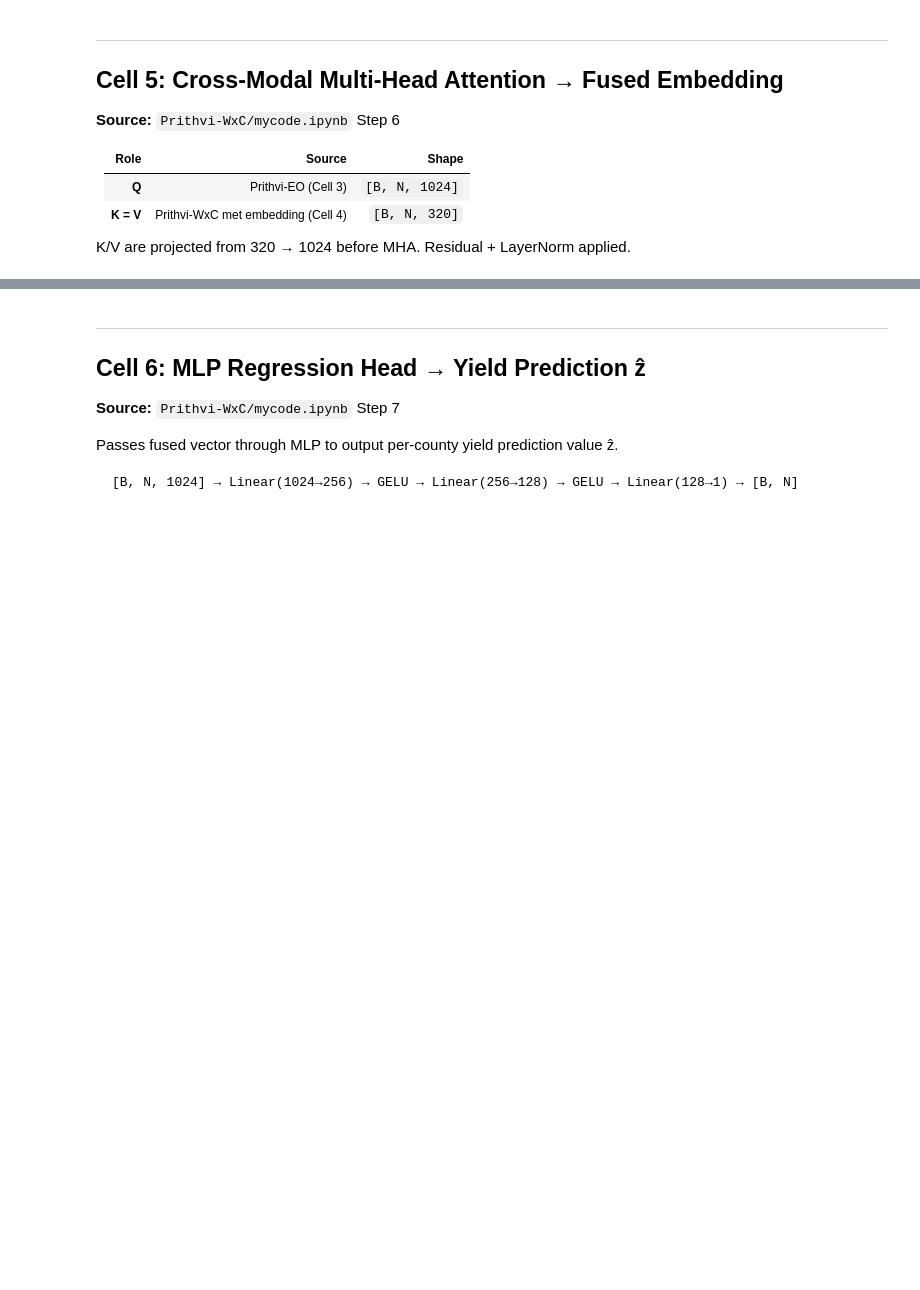
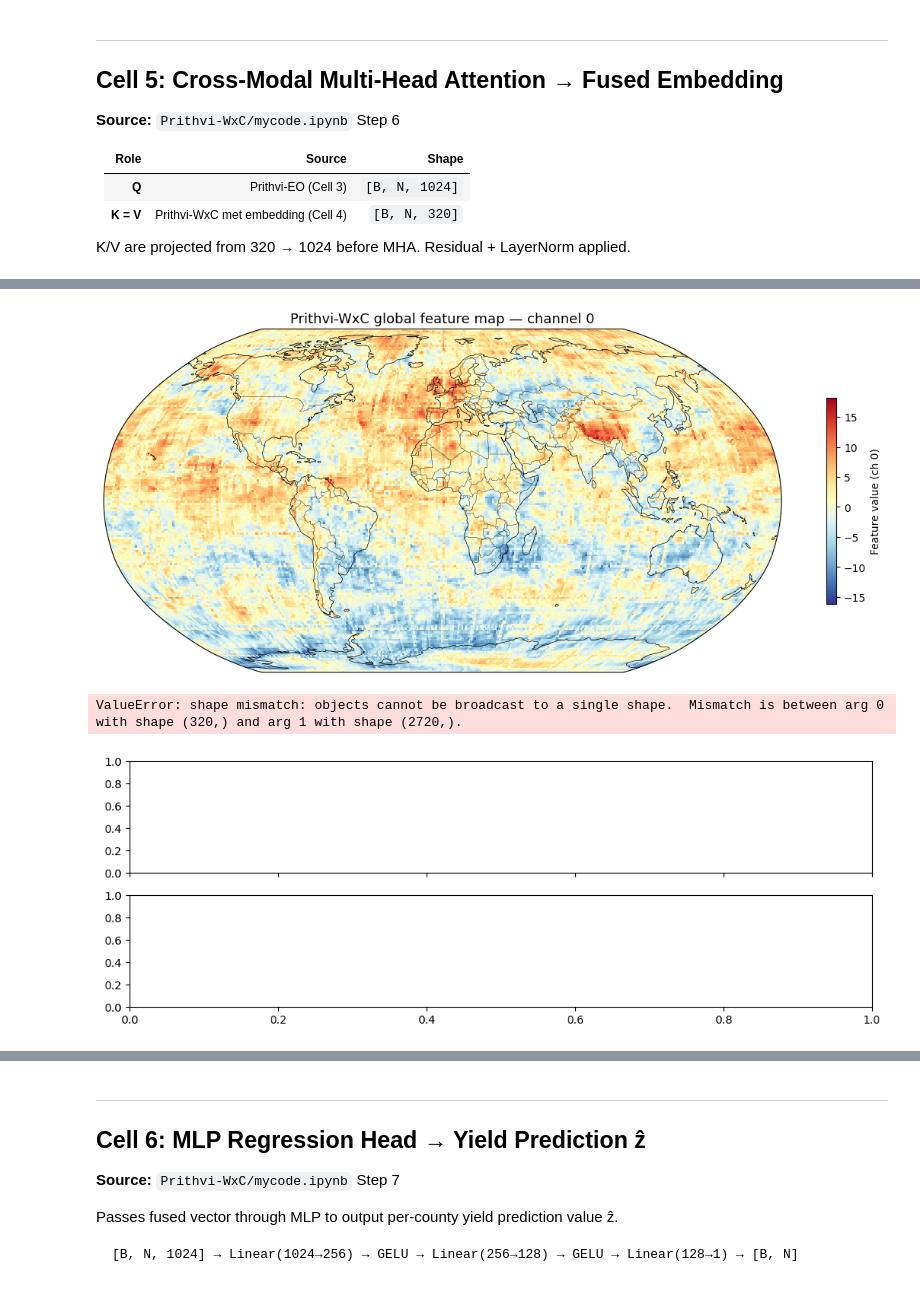
Before and after one commit to okitamisan01/Prithvi_EO_and_WxC, a Jupyter notebook: main.ipynb, the cells around one changed output, grey strips where cells are left out. Drawn from its saved outputs; the diff is of its cells as text; code cells hidden in the pictures; blank space fills up the shorter version.

```diff
--- a/main.ipynb
+++ b/main.ipynb
@@ -711,0 +781,80 @@ Fused embedding : torch.Size([1, 2, 1024])
+# %%
+import matplotlib.pyplot as plt
+import matplotlib.colors as mcolors
+import numpy as np
+import cartopy.crs as ccrs
+import cartopy.feature as cfeature
+
+# ═══════════════════════════════════════════════
+# 1. feature_map — 全球気象特徴マップ (Cell 4)
+# ═══════════════════════════════════════════════
+# channel 0 だけ可視化（160チャンネルの最初の1枚）
+fm = feature_map[0, 0].detach().cpu().numpy()  # [360, 576]
+
+fig, ax = plt.subplots(1, 1, figsize=(12, 5),
+                       subplot_kw={"projection": ccrs.Robinson()})
+ax.set_global()
+ax.add_feature(cfeature.COASTLINE, linewidth=0.5)
+ax.add_feature(cfeature.BORDERS,   linewidth=0.3)
+
+lons = np.linspace(-180, 180, fm.shape[1])
+lats = np.linspace(-90,   90, fm.shape[0])
+im = ax.pcolormesh(lons, lats, fm,
+                   transform=ccrs.PlateCarree(),
+                   cmap="RdYlBu_r", shading="auto")
+plt.colorbar(im, ax=ax, shrink=0.6, label="Feature value (ch 0)")
+ax.set_title("Prithvi-WxC global feature map — channel 0", fontsize=13)
+plt.tight_layout()
+plt.show()
+
+
+
+# ═══════════════════════════════════════════════
+# 2. met_embedding — 2郡の気象埋め込み (Cell 4-5)
+# ═══════════════════════════════════════════════
+met = met_embedding[0].detach().cpu().numpy()  # [2, 320]
+
+fig, axes = plt.subplots(2, 1, figsize=(12, 4), sharex=True)
+for i, (ax, geoid, name) in enumerate(zip(axes, RESOLVED_GEOIDS, df_target["NAME"].tolist())):
+    ax.bar(range(320), met[i], color=["#1D9E75","#534AB7"][i], width=1.0, alpha=0.8)
+    ax.set_ylabel("value")
+    ax.set_title(f"{geoid} · {name}  — met_embedding [320-dim]", fontsize=11)
+    ax.spines[["top","right"]].set_visible(False)
+axes[-1].set_xlabel("embedding dimension")
+plt.tight_layout()
+plt.show()
+
+# ═══════════════════════════════════════════════
+# 3. county_weather_token — 郡の位置をマップ上にプロット
+# ═══════════════════════════════════════════════
+fig, ax = plt.subplots(figsize=(10, 6),
+                       subplot_kw={"projection": ccrs.PlateCarree()})
+ax.set_extent([-100, -80, 28, 38], crs=ccrs.PlateCarree())
+ax.add_feature(cfeature.STATES,     linewidth=0.8)
+ax.add_feature(cfeature.COASTLINE,  linewidth=0.8)
+ax.add_feature(cfeature.LAND,       facecolor="#F1EFE8")
+ax.add_feature(cfeature.OCEAN,      facecolor="#E1F5EE")
+
+# 郡のcentroidをプロット
+lats_c = df_target["lat"].tolist()
+lons_c = df_target["lon"].tolist()
+names  = df_target["NAME"].tolist()
+tokens = county_weather_token[0].detach().cpu().numpy()  # [2, 160]
+vals   = tokens[:, 0]  # channel 0 の値で色付け
+
+sc = ax.scatter(lons_c, lats_c, c=vals, s=200,
+                cmap="RdYlBu_r", transform=ccrs.PlateCarree(),
+                edgecolors="white", linewidths=1.5, zorder=5)
+plt.colorbar(sc, ax=ax, shrink=0.7, label="Weather token value (ch 0)")
+
+for lon, lat, name in zip(lons_c, lats_c, names):
+    ax.text(lon + 0.3, lat + 0.2, name, fontsize=9,
+            transform=ccrs.PlateCarree())
+
+ax.set_title("County weather tokens — Alabama (bilinear interpolation from WxC)", fontsize=12)
+plt.tight_layout()
+plt.show()
+# %% [output]
+[figure, added]
+ValueError: shape mismatch: objects cannot be broadcast to a single shape.  Mismatch is between arg 0 with shape (320,) and arg 1 with shape (2720,).
+[figure, added]
```
Also changed, not shown: parts of 8 cells of this notebook.
